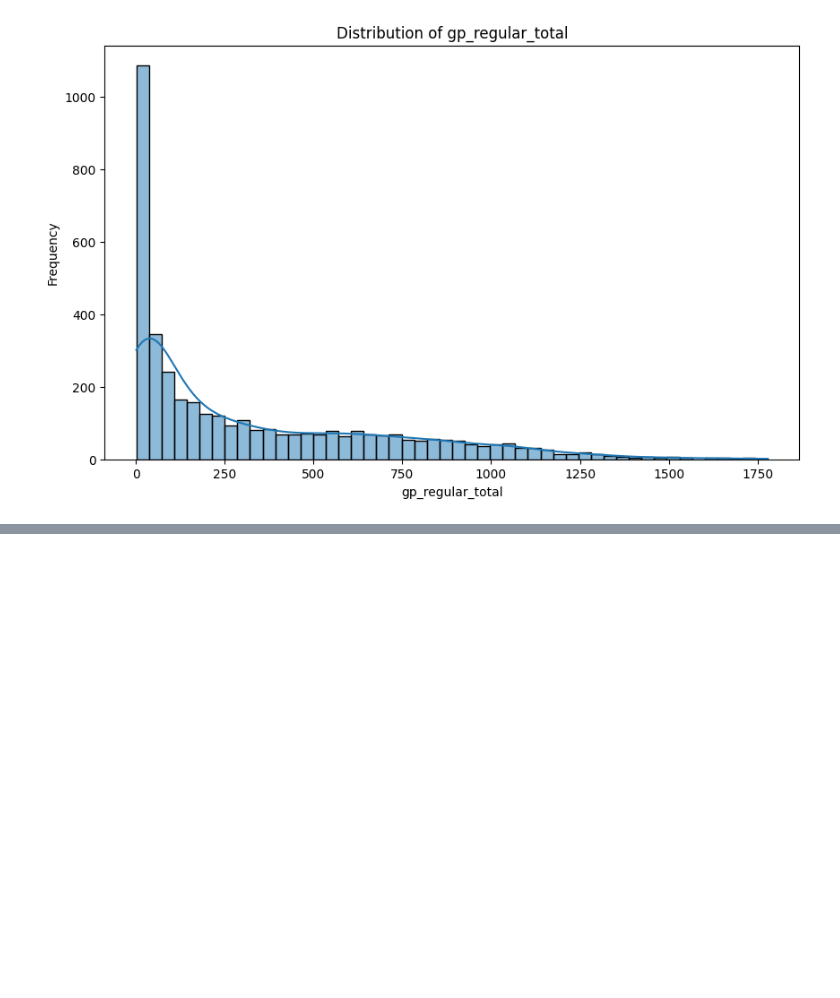
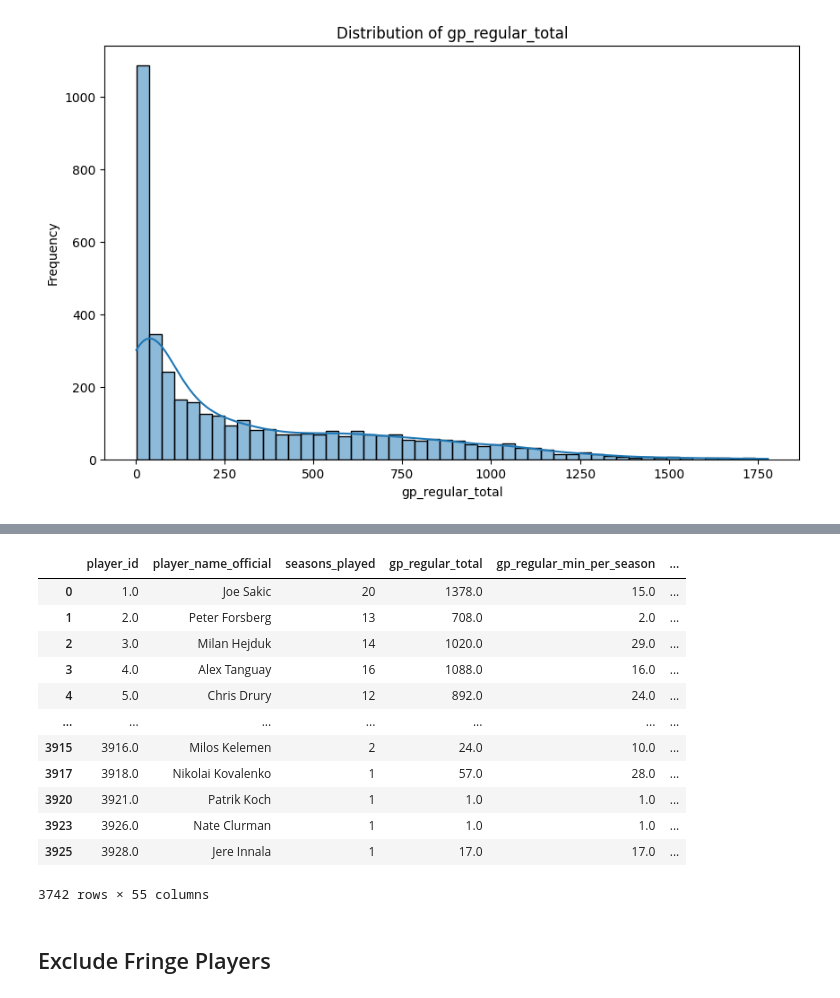
Before and after one commit to shigenogoro/NHL-Prospect-Predictor, a Jupyter notebook: tier_classifier/nhl_player_preprocessing.ipynb, the cells around one changed output, grey strips where cells are left out. Cells and saved outputs as stored; diff of their text form; code cells hidden in the pictures; blank space fills up the shorter version.

Commit message:
Exclude Rookies

```diff
--- a/tier_classifier/nhl_player_preprocessing.ipynb
+++ b/tier_classifier/nhl_player_preprocessing.ipynb
@@ -206,0 +246,13 @@ nhl_career_stats.to_csv('../dataset/nhl_players_career_stats.csv', index=False)
+# %%
+# Load Metadata
+nhl_players_metadata = pd.read_csv('../dataset/nhl_players_metadata_facts_merged_final.csv')
+
+# Parse the age_by_2025 using date_of_birth (MM/DD/YYYY)
+nhl_players_metadata['age_by_2025'] = pd.to_datetime(nhl_players_metadata['date_of_birth'], format='%m/%d/%Y').apply(lambda x: int((pd.Timestamp('2025-09-15') - x).days // 365))
+# %%
+# Load Career Stats
+nhl_career_stats = pd.read_csv('../dataset/nhl_players_career_stats.csv')
+# %%
+# Merge Career Stats and Metadata
+nhl_players = nhl_career_stats.merge(nhl_players_metadata, on=['player_id', 'player_name_official'], how='left')
+nhl_players
@@ -206,0 +276,16 @@ nhl_career_stats.to_csv('../dataset/nhl_players_career_stats.csv', index=False)
+# %%
+# Condition 1: Age eligibility
+cond_age = nhl_players['age_by_2025'] <= 26
+
+# Condition 2: Must NOT have played >= 25 games in any prior season
+cond_single_season = nhl_players['gp_regular_max_per_season'] < 25
+
+# Condition 3: Must NOT have played > 6 games in two or more previous seasons
+cond_two_seasons = nhl_players['seasons_with_gp_over_6'] < 2
+
+# Combine conditions
+rookies_players_id = nhl_players[
+    cond_age & cond_single_season & cond_two_seasons
+]['player_id']
+
+rookies_players_id
@@ -206,0 +305,18 @@ nhl_career_stats.to_csv('../dataset/nhl_players_career_stats.csv', index=False)
+# %%
+# Remove rookies from nhl_players
+nhl_players_without_rookies = nhl_players[~nhl_players['player_id'].isin(rookies_players_id)]
+nhl_players_without_rookies
+# %% [output]
+|  | player_id | player_name_official | seasons_played | gp_regular_total | gp_regular_min_per_season | ... |
+| 0 | 1.0 | Joe Sakic | 20 | 1378.0 | 15.0 | ... |
+| 1 | 2.0 | Peter Forsberg | 13 | 708.0 | 2.0 | ... |
+| 2 | 3.0 | Milan Hejduk | 14 | 1020.0 | 29.0 | ... |
+| 3 | 4.0 | Alex Tanguay | 16 | 1088.0 | 16.0 | ... |
+| 4 | 5.0 | Chris Drury | 12 | 892.0 | 24.0 | ... |
+| ... | ... | ... | ... | ... | ... | ... |
+| 3915 | 3916.0 | Milos Kelemen | 2 | 24.0 | 10.0 | ... |
+| 3917 | 3918.0 | Nikolai Kovalenko | 1 | 57.0 | 28.0 | ... |
+| 3920 | 3921.0 | Patrik Koch | 1 | 1.0 | 1.0 | ... |
+| 3923 | 3926.0 | Nate Clurman | 1 | 1.0 | 1.0 | ... |
+| 3925 | 3928.0 | Jere Innala | 1 | 17.0 | 17.0 | ... |
+3742 rows × 55 columns
@@ -206,0 +326,2 @@ nhl_career_stats.to_csv('../dataset/nhl_players_career_stats.csv', index=False)
+# %% [markdown]
+## Exclude Fringe Players
```
Also changed, not shown: parts of 7 cells of this notebook, 3 other files.
